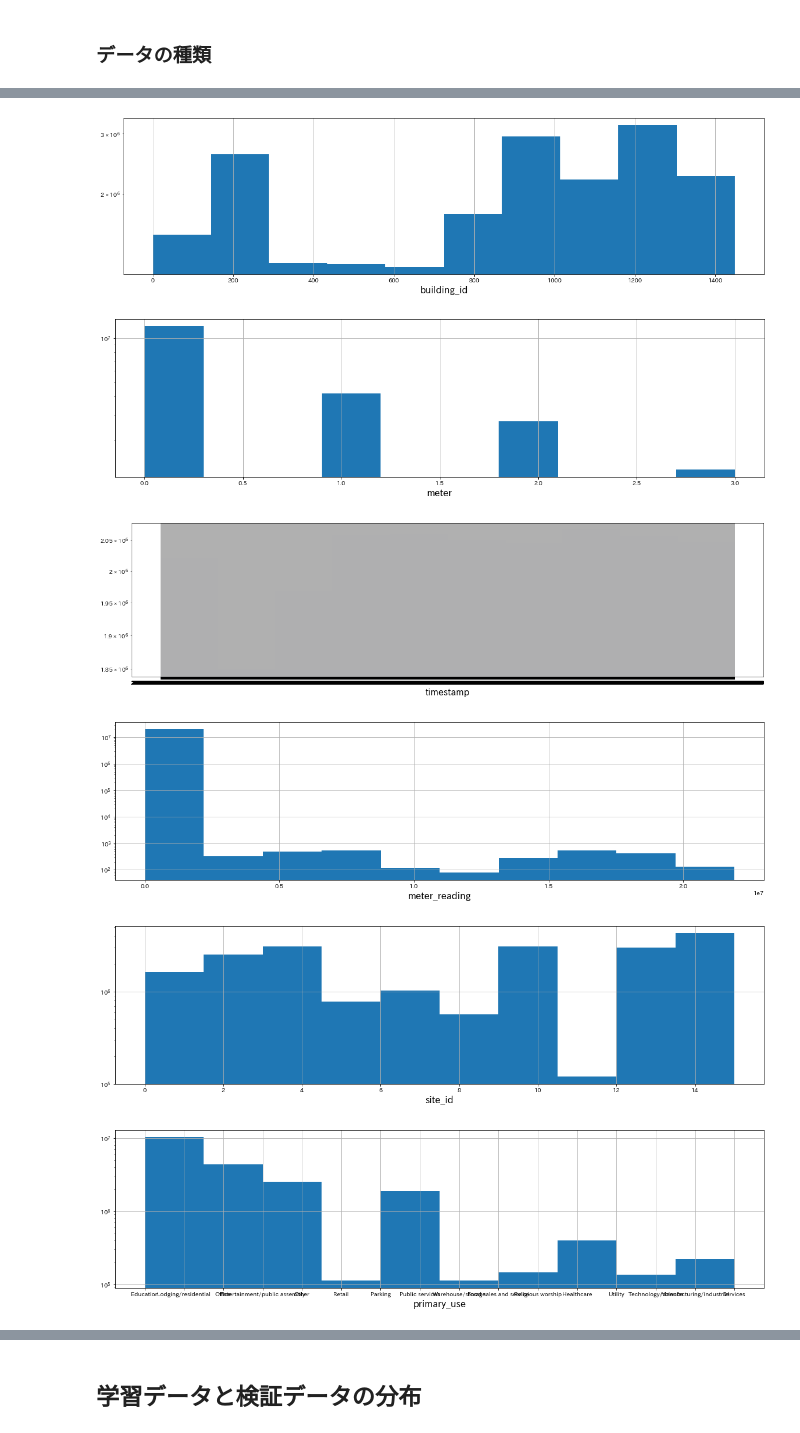
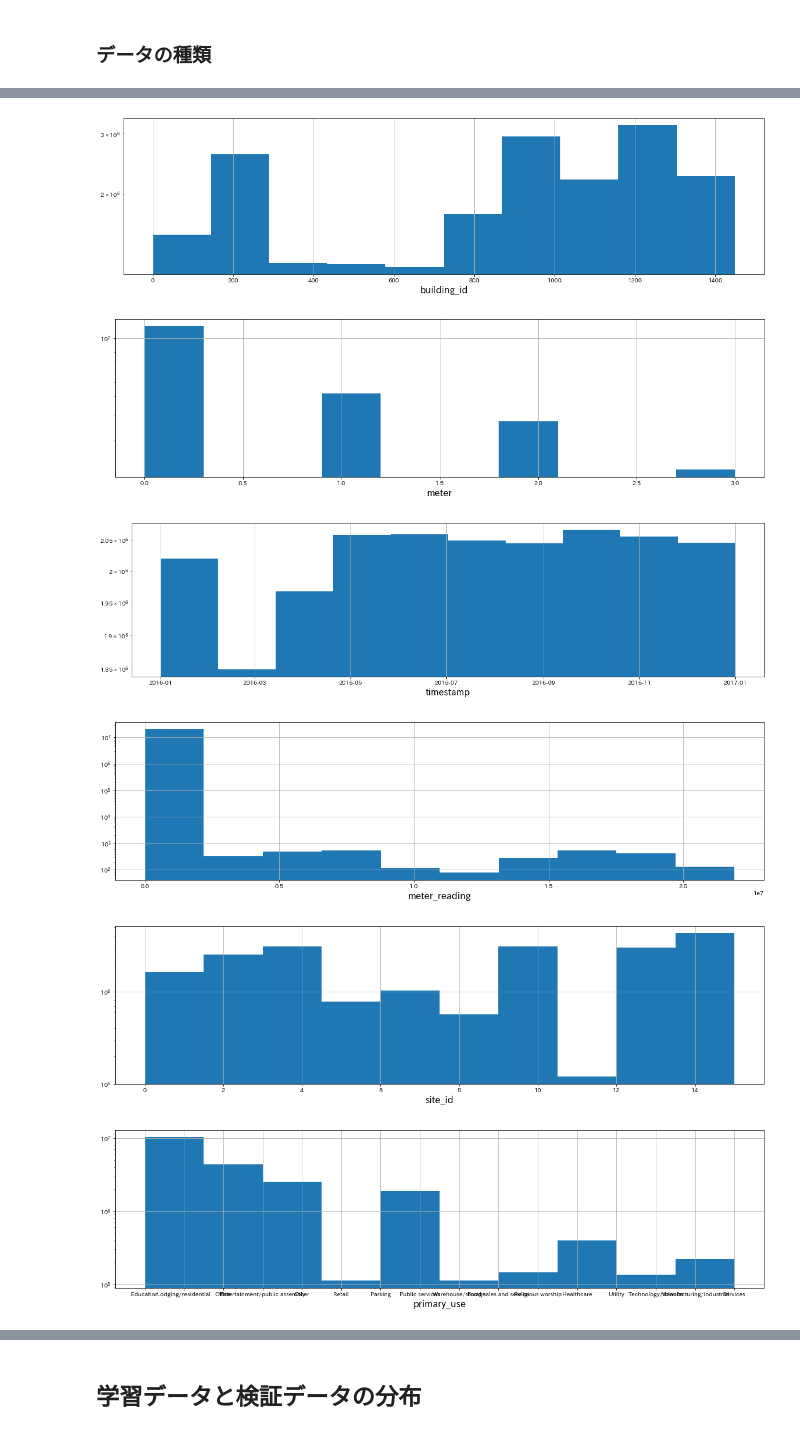
Before and after one commit to komoriTT/git, a Jupyter notebook: 01_データの可視化.ipynb, the cells around one changed output, grey strips where cells are left out. Drawn from its saved outputs; the diff is of its cells as text; code cells hidden in the pictures.

```diff
--- a/01_データの可視化.ipynb
+++ b/01_データの可視化.ipynb
@@ -9,3 +11,5 @@ import numpy as np
 data=pd.read_csv("../../kaggle/ASHRAE/train.csv/train.csv")
 weather_info=pd.read_csv("../../kaggle/ASHRAE/weather_train.csv/weather_train.csv")
 building_metadata=pd.read_csv("../../kaggle/ASHRAE/building_metadata.csv")
+data_merge=data.merge(building_metadata,how="left",on="building_id")
+data_merge=data_merge.merge(weather_info,how="left",on=["timestamp","site_id"])
@@ -15,2 +25,9 @@ data=data.merge(weather_info,how="left",on=["timestamp","site_id"])
+# %%
+data["timestamp"]=pd.to_datetime(data["timestamp"])
+test_data["timestamp"]=pd.to_datetime(test_data["timestamp"])
+data_merge["timestamp"]=pd.to_datetime(data_merge["timestamp"])
+test_data_merge["timestamp"]=pd.to_datetime(test_data_merge["timestamp"])
+weather_info["timestamp"]=pd.to_datetime(weather_info["timestamp"])
+weather_info_test["timestamp"]=pd.to_datetime(weather_info_test["timestamp"])
 # %% [markdown]
 ### データの種類
@@ -134,15 +217,15 @@ data
 # %%
-for i in data.columns:
+for i in data_merge.columns:
     fig,ax=plt.subplots(1,1,figsize=(20,5))
-    ax.hist(data[i])
+    ax.hist(data_merge[i])
     ax.set_xlabel(i,fontsize=16)
 #ax.hist(data["meter_reading"])
     ax.set_yscale("log")
     ax.grid()
 # %% [output]
 [figure]
 [figure]
-[figure, old version]
+[figure, new version]
 [figure]
 [figure]
 [figure]
```
Also changed, not shown: parts of 56 cells of this notebook, 1 other file.
